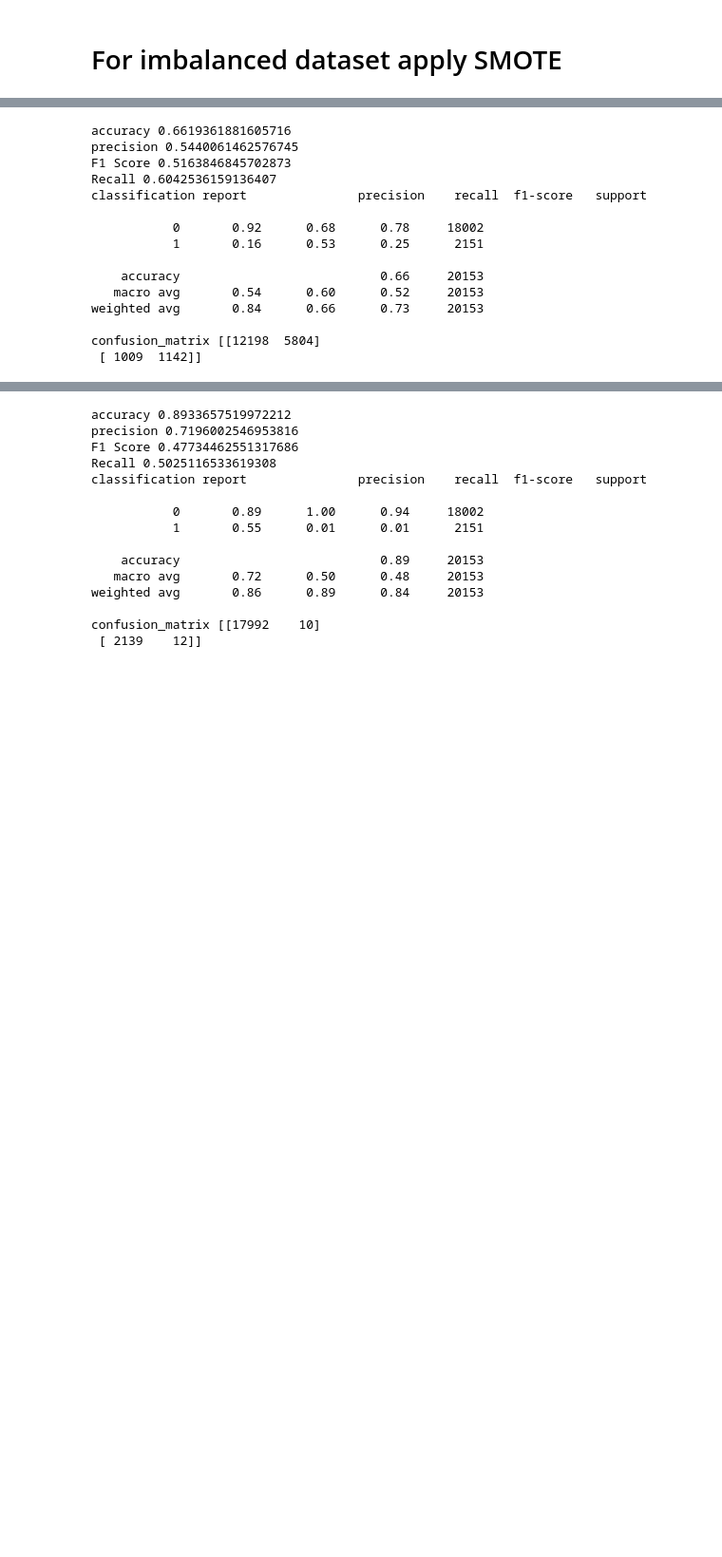
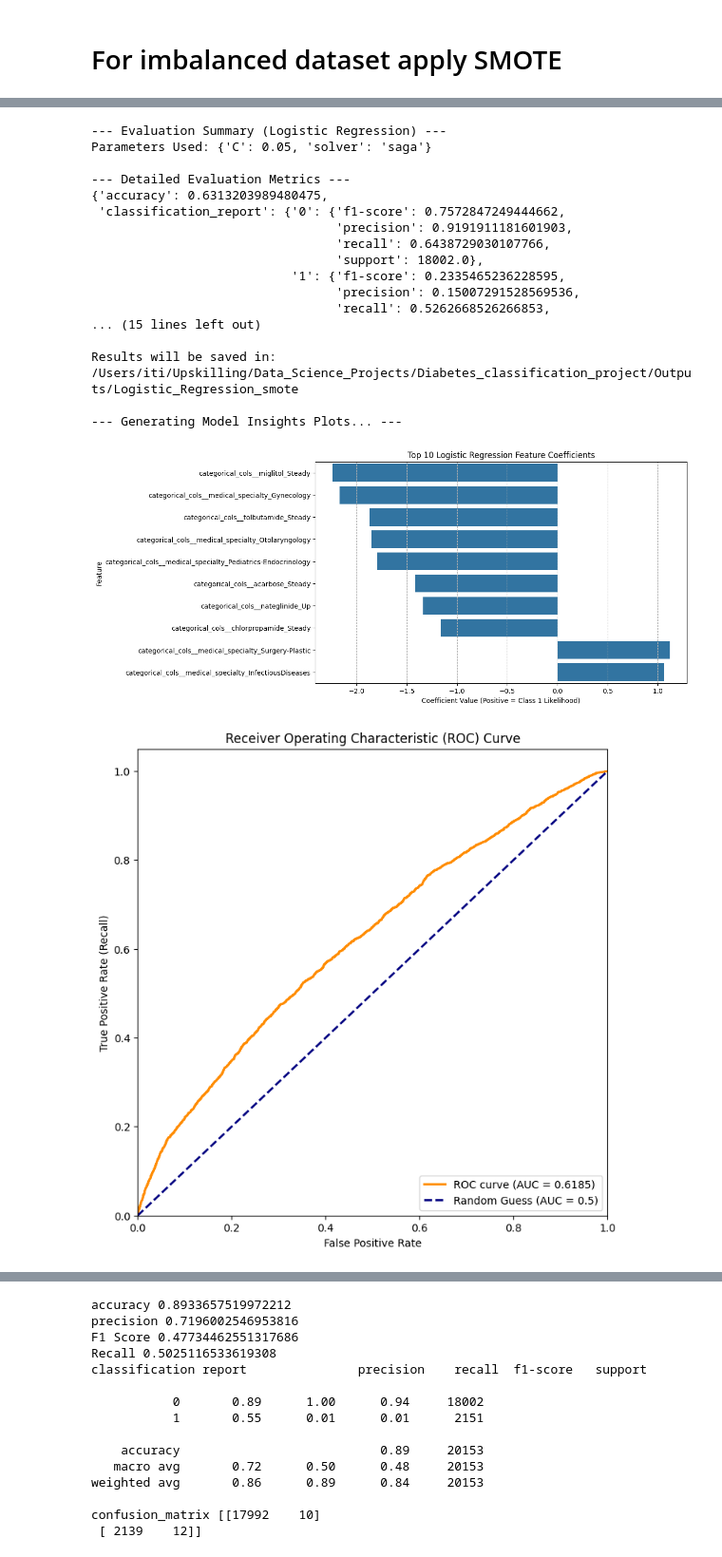
Before and after one commit to itigupta2429/Diabetes_classification_project, a Jupyter notebook: Notebooks/02_modelling_V2.ipynb, the cells around one changed output, grey strips where cells are left out. Shown at 95% size. Drawn from its saved outputs; the diff is of its cells as text; code cells hidden in the pictures; blank space fills up the shorter version.

```diff
--- a/Notebooks/02_modelling_V2.ipynb
+++ b/Notebooks/02_modelling_V2.ipynb
@@ -591,18 +559,0 @@ confusion_matrix [[11538  6464]
-# %%
-# Decision Tree – Baseline Model
-# This Decision Tree baseline is used to test whether non-linear rules and feature interactions improve early readmission prediction compared to Logistic Regression
-from sklearn.tree import DecisionTreeClassifier
-pipe=Pipeline(steps=[("preprocess", preprocess),
-                     ("Decision_tree", DecisionTreeClassifier(class_weight="balanced",max_depth=5,random_state=42, min_samples_leaf=100))]
-)
-pipe.fit(X_train,y_train)
-y_pred=pipe.predict(X_test)
-# The baseline Decision Tree model underperforms Logistic Regression, particularly for the clinically important <30 readmission class,
-# indicating that a single tree is too unstable to capture the complex patterns required for early readmission prediction.
-from sklearn.metrics import accuracy_score, precision_score, f1_score, recall_score, classification_report, confusion_matrix
-print("accuracy",accuracy_score(y_test,y_pred))
-print("precision", precision_score(y_test,y_pred, average='macro'))
-print("F1 Score", f1_score(y_test,y_pred, average='macro'))
-print("Recall", recall_score(y_test,y_pred, average='macro'))
-print("classification report", classification_report(y_test,y_pred))
-print("confusion_matrix", confusion_matrix(y_test,y_pred))
@@ -625,34 +559,0 @@ confusion_matrix [[10901  7101]
-# %%
-# Random Forest – Baseline Model
-from sklearn.ensemble import RandomForestClassifier
-pipe=Pipeline(steps=[("preprocess", preprocess),
-                     ("Random_forest", RandomForestClassifier(random_state=42, class_weight='balanced', n_estimators=500,max_depth=8,min_samples_leaf=50))])
-
-pipe.fit(X_train,y_train)
-y_pred=pipe.predict(X_test)
-from sklearn.metrics import accuracy_score, precision_score, f1_score, recall_score, classification_report, confusion_matrix
-print("accuracy",accuracy_score(y_test,y_pred))
-print("precision", precision_score(y_test,y_pred, average='macro'))
-print("F1 Score", f1_score(y_test,y_pred, average='macro'))
-print("Recall", recall_score(y_test,y_pred, average='macro'))
-print("classification report", classification_report(y_test,y_pred))
-print("confusion_matrix", confusion_matrix(y_test,y_pred))
-# Neither SMOTE nor cost-sensitive learning improved Random Forest performance on the <30 class,
-# indicating that early readmissions are not well separated by rule-based splits.
-# This suggests that the predictive signal for <30 is subtle and overlapping, motivating the use of boosting-based methods that focus on hard-to-classify samples.
-# %% [output]
-accuracy 0.6619361881605716
-precision 0.5440061462576745
-F1 Score 0.5163846845702873
-Recall 0.6042536159136407
-classification report               precision    recall  f1-score   support
-
-           0       0.92      0.68      0.78     18002
-           1       0.16      0.53      0.25      2151
-
-    accuracy                           0.66     20153
-   macro avg       0.54      0.60      0.52     20153
-weighted avg       0.84      0.66      0.73     20153
-
-confusion_matrix [[12198  5804]
- [ 1009  1142]]
@@ -658,0 +713,23 @@ confusion_matrix [[12198  5804]
+# %%
+log_reg_smote_pipe, evaluation_results = run_logistic_regression_smote(preprocess,X_train,y_train,X_test,y_test,logreg_params={'C':0.05,'solver': 'saga'})
+log_reg_smote_pipe
+# %% [output]
+--- Evaluation Summary (Logistic Regression) ---
+Parameters Used: {'C': 0.05, 'solver': 'saga'}
+
+--- Detailed Evaluation Metrics ---
+{'accuracy': 0.6313203989480475,
+ 'classification_report': {'0': {'f1-score': 0.7572847249444662,
+                                 'precision': 0.9191911181601903,
+                                 'recall': 0.6438729030107766,
+                                 'support': 18002.0},
+                           '1': {'f1-score': 0.2335465236228595,
+                                 'precision': 0.15007291528569536,
+                                 'recall': 0.5262668526266853,
+... (15 lines left out)
+
+Results will be saved in: /Users/iti/Upskilling/Data_Science_Projects/Diabetes_classification_project/Outputs/Logistic_Regression_smote
+
+--- Generating Model Insights Plots... ---
+[figure, added]
+[figure, added]
```
Also changed, not shown: parts of 15 cells of this notebook, 13 other files.
